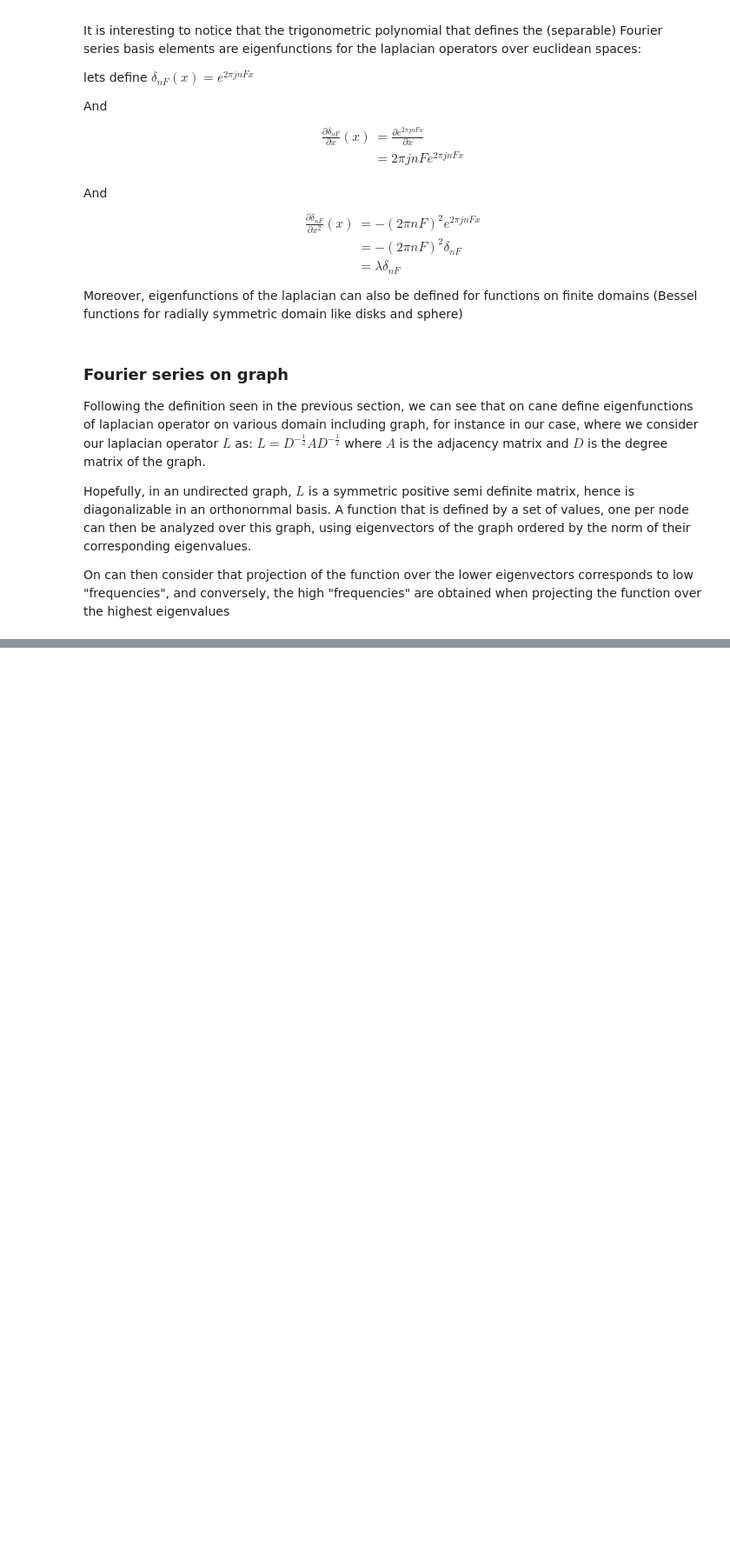
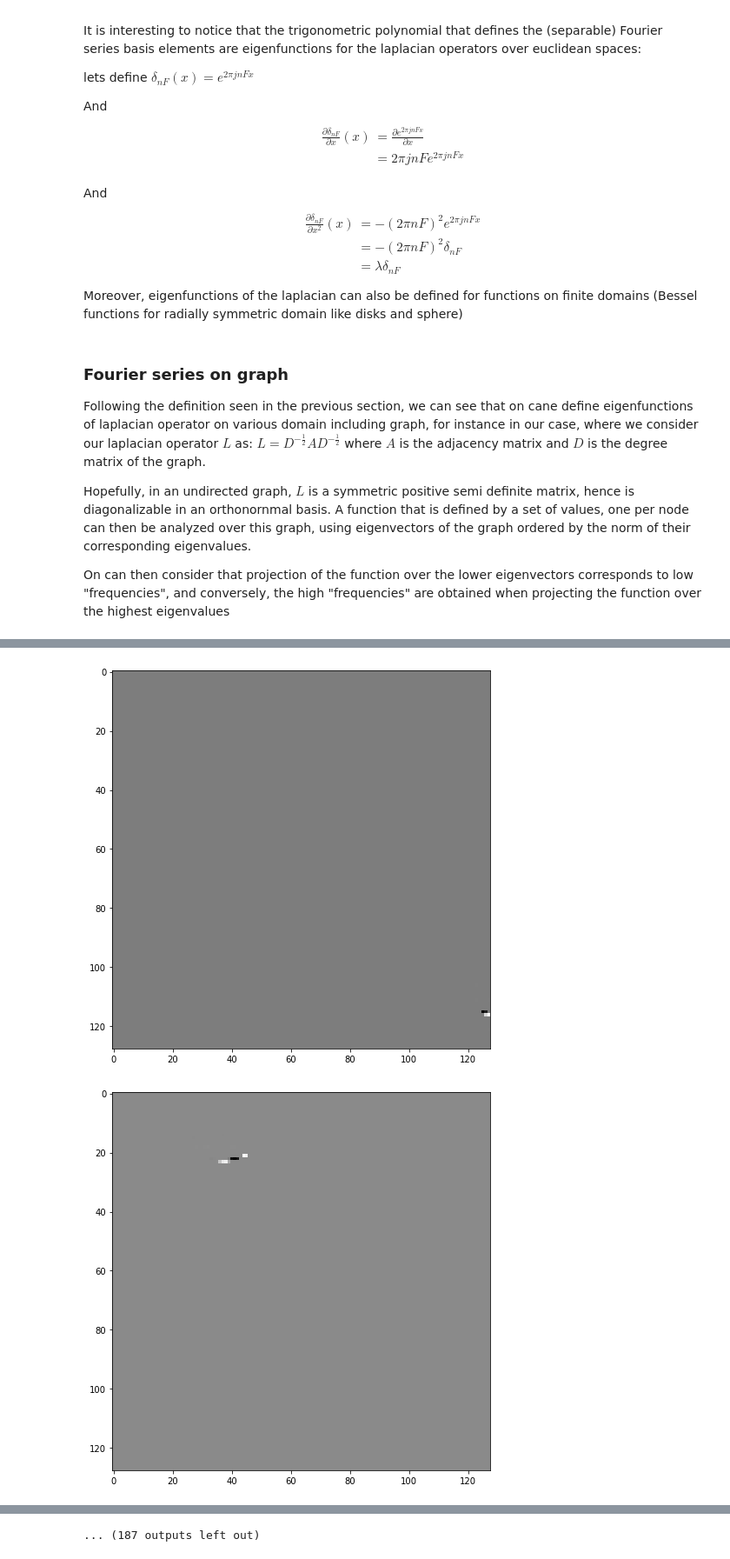
Before and after one commit to ganlubbq/SpectralGraphTheory, a Jupyter notebook: python/SignalProcessingGraph.ipynb, the cells around one changed output, grey strips where cells are left out. Shown at 87% size. Cells and saved outputs as stored; diff of their text form; code cells hidden in the pictures; blank space fills up the shorter version.

```diff
--- a/python/SignalProcessingGraph.ipynb
+++ b/python/SignalProcessingGraph.ipynb
@@ -142,0 +140,11 @@ L = D.power(-0.5)*A*D.power(-0.5)
+# %%
+
+#Norm of each eigenvector
+#print("Norm is "+str(np.linalg.norm(X[:,0])))
+
+for i in range(X.shape[1]):
+  figure(i)
+  imshow(np.reshape(X[:,i],im.shape), interpolation='nearest', cmap=cm.gray)
+# %% [output]
+[figure, added]
+[figure, added]
@@ -142,0 +161 @@ L = D.power(-0.5)*A*D.power(-0.5)
+... (187 outputs left out)
```
Also changed, not shown: parts of 4 cells of this notebook.
